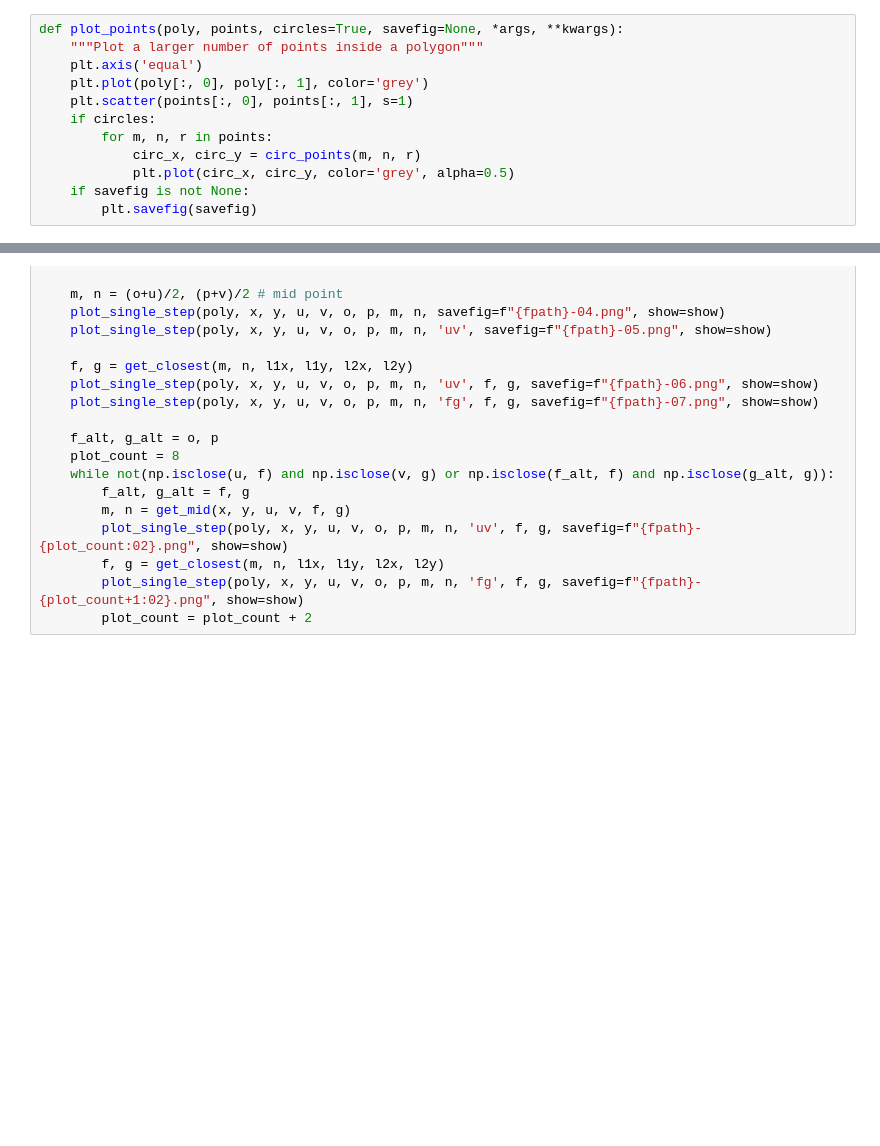
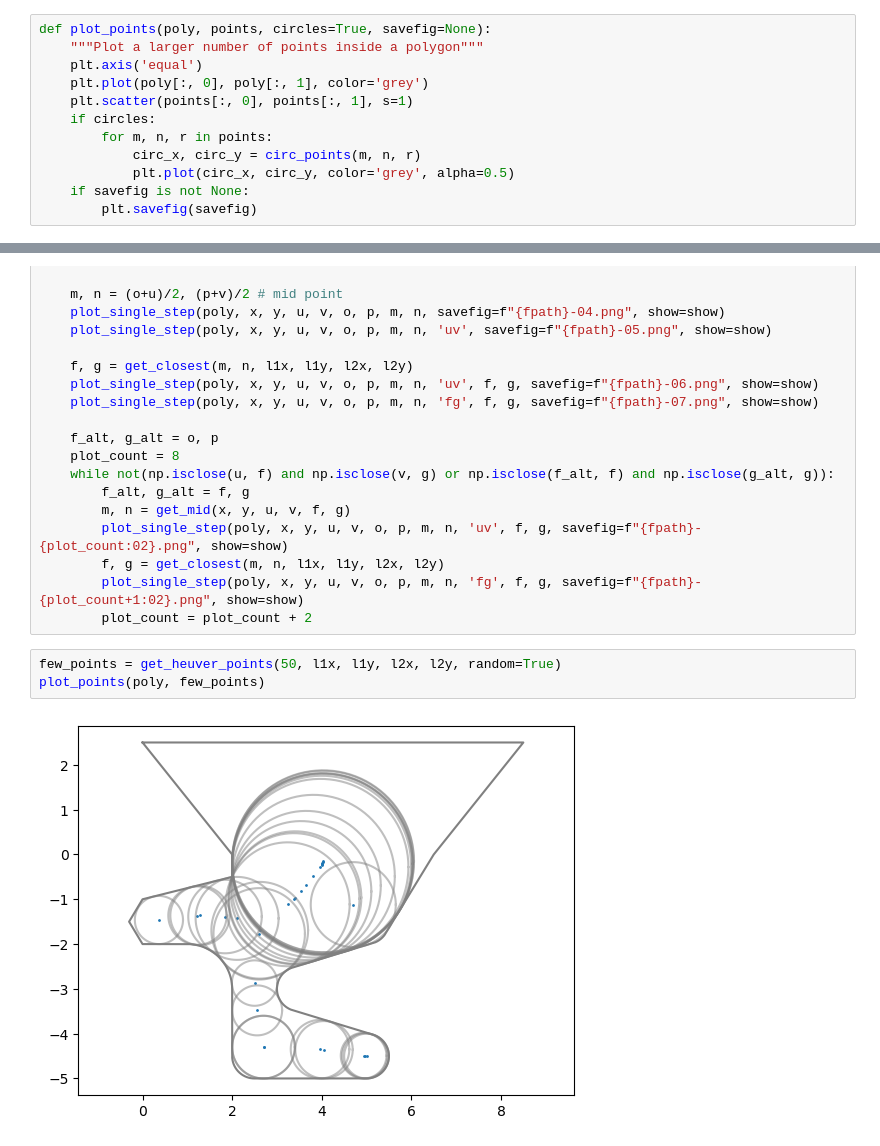
Before and after one commit to OF15-15/cweek25-magma, a Jupyter notebook: gruppe-sechs.ipynb, the cells around one changed output, grey strips where cells are left out. Saved outputs shown, nothing was run; the diff lists cells and outputs as text; blank space fills up the shorter version.

```diff
--- a/gruppe-sechs.ipynb
+++ b/gruppe-sechs.ipynb
@@ -171,7 +170,7 @@ def get_heuver_points(count, l1x, l1y, l2x, l2y, random=False):
         points[i] = m, n, r
     return np.unique(points[(points[:, 0] != 0) & (points[:, 1] != 0)], axis=0)
 # %%
-def plot_points(poly, points, circles=True, savefig=None, *args, **kwargs):
+def plot_points(poly, points, circles=True, savefig=None):
     """Plot a larger number of points inside a polygon"""
     plt.axis('equal')
     plt.plot(poly[:, 0], poly[:, 1], color='grey')
@@ -251,5 +250,10 @@ def plot_steps(x, y, show=True, fpath='polyplot'):
         f, g = get_closest(m, n, l1x, l1y, l2x, l2y)
         plot_single_step(poly, x, y, u, v, o, p, m, n, 'fg', f, g, savefig=f"{fpath}-{plot_count+1:02}.png", show=show)
         plot_count = plot_count + 2
+# %%
+few_points = get_heuver_points(50, l1x, l1y, l2x, l2y, random=True)
+plot_points(poly, few_points)
+# %% [output]
+[figure, added]
 # %%
 points = get_heuver_points(10000, l1x, l1y, l2x, l2y)
```
Also changed, not shown: parts of 9 cells of this notebook.
